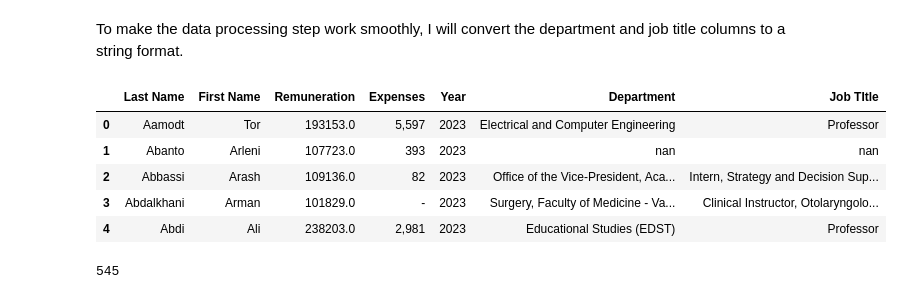
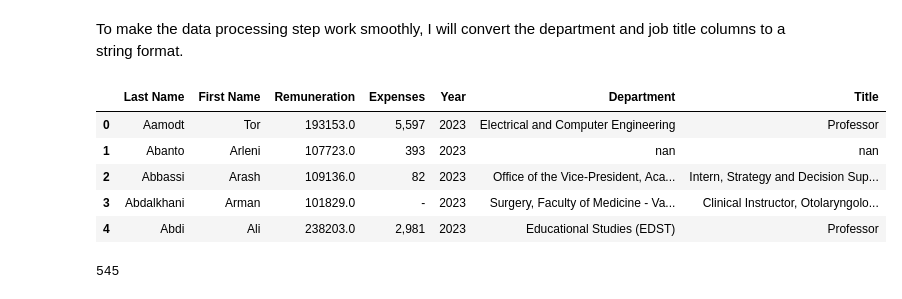
Before and after one commit to jjadeb/UBCSalary, a Jupyter notebook: UBCSalaries_ALL.ipynb, the cells around one changed output. Drawn from its saved outputs; the diff is of its cells as text; code cells hidden in the pictures.

Commit message:
updated to make integrating future years of department info easier

```diff
--- a/UBCSalaries_ALL.ipynb
+++ b/UBCSalaries_ALL.ipynb
@@ -221,0 +224,28 @@ pop_df.head()
+# %%
+# Combining job title and department data across all years
+
+# note: when I say department data, I mean department and job title data
+
+# path to scraped department data
+department_path = r'/Users/jadebouchard/Desktop/UBC Salaries/Department Data'
+
+# collect department data file paths for each year
+all_department_files = glob.glob(os.path.join(department_path, "*.xlsx"))
+
+# collect dataframes for each year of scraped department data
+department_dataframes = []
+
+for filename in all_department_files:
+    df = pd.read_excel(filename, index_col=None, header=0)
+    department_dataframes.append(df)
+
+# merge department dataframes together
+pop_df = pd.concat(department_dataframes, axis=0).drop_duplicates()[['Last Name',"First Name","Department","Title","Year"]]
+# %%
+# drop any duplicates and convert year to string
+pop_df = pd.concat(department_dataframes, axis=0).drop_duplicates()
+pop_df['Year'] = pop_df['Year'].apply(str)
+# %%
+# drop any index columns
+pop_df = pop_df[pop_df.columns.drop(list(pop_df.filter(regex='Unnamed')))]
+pop_df.head()
@@ -232,4 +271,4 @@ pop_df.loc[:,"Last Name"] = pop_df["Last Name"].apply(shorten_name)
 The next step is to combine the department data with the salary data collected earlier.
 # %%
 # Merging department info onto all salary data - all job titles/departments are from data collected in 2023
-pop_df_dep = pd.merge(salary_data, pop_df, how = "left", on = ["First Name","Last Name"])
+pop_df_dep = pd.merge(salary_data, pop_df[["First Name","Last Name",'Department','Title',"Year"]], how = "left", on = ["First Name","Last Name","Year"])
@@ -250,10 +290,10 @@ pop_df_dep.head()
 To make the data processing step work smoothly, I will convert the department and job title columns to a string format.
 # %%
 pop_df_dep["Department"] = pop_df_dep["Department"].apply(str)
-pop_df_dep["Job TItle"] = pop_df_dep["Job TItle"].apply(str)
+pop_df_dep["Title"] = pop_df_dep["Title"].apply(str)
 pop_df_dep.head()
 # %% [output]
-|  | Last Name | First Name | Remuneration | Expenses | Year | Department | Job TItle |
+|  | Last Name | First Name | Remuneration | Expenses | Year | Department | Title |
 | 0 | Aamodt | Tor | 193153.0 | 5,597 | 2023 | Electrical and Computer Engineering | Professor |
 | 1 | Abanto | Arleni | 107723.0 | 393 | 2023 | nan | nan |
 | 2 | Abbassi | Arash | 109136.0 | 82 | 2023 | Office of the Vice-President, Aca... | Intern, Strategy and Decision Sup... |
```
Also changed, not shown: parts of 19 cells of this notebook, 2 other files.
